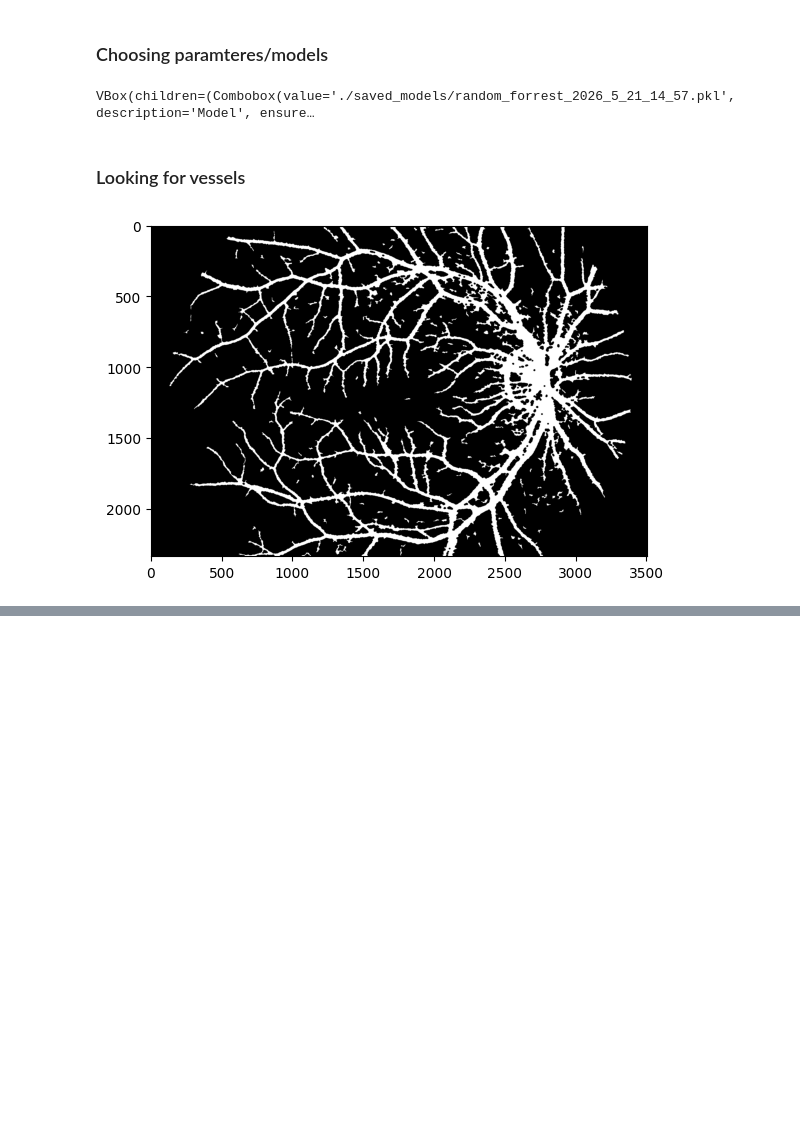
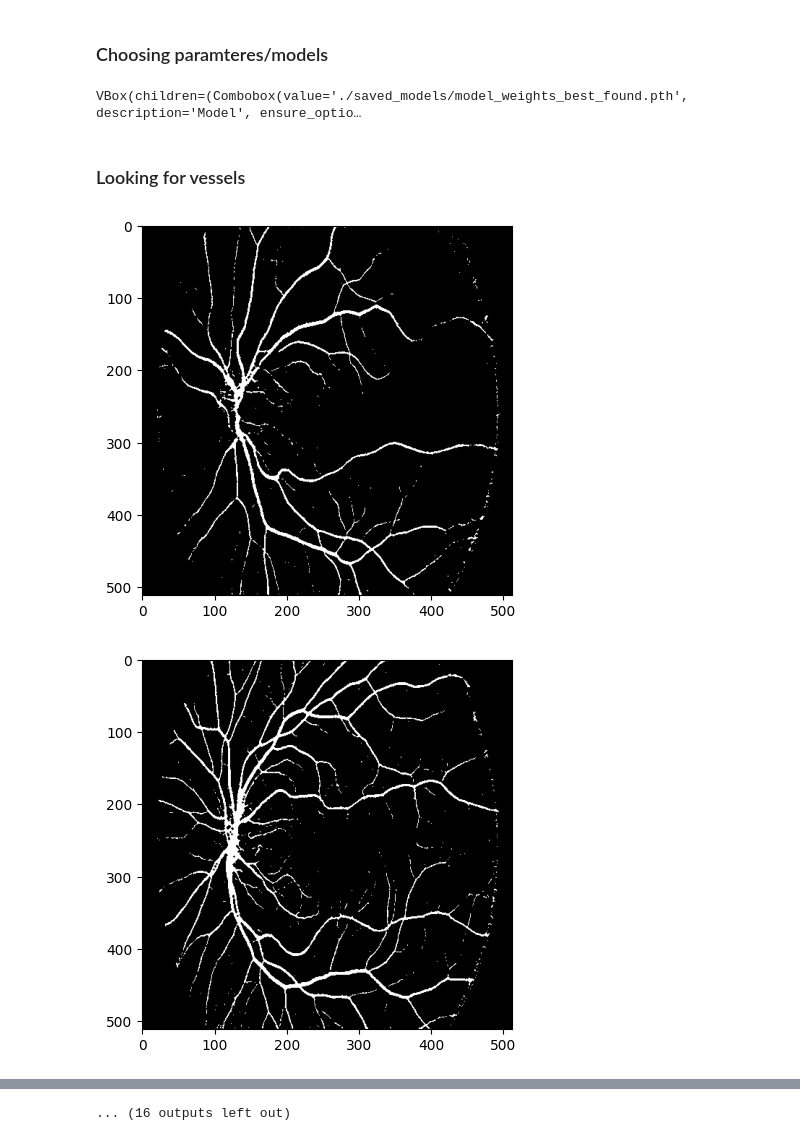
Before and after one commit to StanislawMarszalek/segmentation-of-fundus-images, a Jupyter notebook: main.ipynb, the cells around one changed output, grey strips where cells are left out. Saved outputs shown, nothing was run; the diff lists cells and outputs as text; code cells hidden in the pictures; blank space fills up the shorter version.

```diff
--- a/main.ipynb
+++ b/main.ipynb
@@ -12,11 +12,15 @@ import ipywidgets as widgets
 from IPython.display import display
 import warnings
 import cv2
+import torch
+import gc
 
 from image_processing import read_img,show_img, draw_vessels, preproces_pipeline, postproces_pipeline
 from classic_version import classic_vessel_segmentation
 from simple_statistics import create_confusions_matrix
 from ml_utilitis import load_model,predict_full_image, remove_small_components
+
+from UNet import UNet
 #Supressing warrnigns
 warnings.filterwarnings("ignore")
 
@@ -30,6 +34,10 @@ SAVED_MODELS:str="./saved_models"
 input_images=[INPUT_DIR+"/"+file.name for file in os.scandir(INPUT_DIR) if file.is_file()]
 manual_images=[MANUAL_DIR+"/"+file.name for file in os.scandir(MANUAL_DIR) if file.is_file()]
 mask_images=[MASK_DIR+"/"+file.name for file in os.scandir("./mask") if file.is_file()]
+
+
+#przemyslec zrobienie z size parametru
+size = 512
 # %% [markdown]
 ### Choosing method and images
 # %%
@@ -105,8 +113,35 @@ if method.value!="":
 
 
     else:
+        widgets_list=[]
         if method.value=="Random Forrest Model":
             models=[SAVED_MODELS+"/"+file.name for file in os.scandir(SAVED_MODELS) if file.is_file() and file.name.endswith("pkl")]
+
+            min_component_size=widgets.IntSlider(
+            value=100,
+            min=75,
+            max=200,
+            step=5,
+            description='Min size',
+            disabled=False,
+            continuous_update=False,
+            orientation='horizontal',
+            layout=widgets.Layout(width='auto')
+            )
+            widgets_list.append(min_component_size)
+
+            morph_kernell_size=widgets.IntSlider(
+            value=13,
+            min=3,
+            max=23,
+            step=2,
+            description='Morph size',
+            disabled=False,
+            continuous_update=False,
+            orientation='horizontal',
+            layout=widgets.Layout(width='auto')
+            )
+            widgets_list.append(morph_kernell_size)
 
         elif method.value=="UNet (Neural Network)":
             models=[SAVED_MODELS+"/"+file.name for file in os.scandir(SAVED_MODELS) if file.is_file() and file.name.endswith("pth")]
@@ -126,11 +161,13 @@ if method.value!="":
             disabled=False,
             layout=widgets.Layout(width='auto')
         )
-        sliders=widgets.VBox([model_path],layout=widgets.Layout(width='45%'))
+
+        widgets_list.append(model_path)
+        sliders=widgets.VBox(widgets_list,layout=widgets.Layout(width='45%'))
 
     display(sliders)
 # %% [output]
-VBox(children=(Combobox(value='./saved_models/random_forrest_2026_5_21_14_57.pkl', description='Model', ensure…
+VBox(children=(Combobox(value='./saved_models/model_weights_best_found.pth', description='Model', ensure_optio…
 # %% [markdown]
 ### Looking for vessels
 # %%
@@ -155,6 +192,7 @@ if method.value!="" and images.value!=() and are_chosen:
                 raise ValueError("Expert musk not found\nPlease check if the expert mask is in `manual1` directory\n and if its name suits the naming pattern")
 
     for single_list in data:
+        gc.collect()
         img=read_img(single_list[0])
         fov_mask=read_img(single_list[1])
 
@@ -162,37 +200,56 @@ if method.value!="" and images.value!=() and are_chosen:
 
         if method.value== "Sato filtr":
             img_copy=deepcopy(img)
             vessels=classic_vessel_segmentation(img,fov_mask,threshold=threshold.value,
                                                 median_kernel_size=median_kernel_size.value,
                                                 filling_kernel_size=filling_kernel_size.value)
 
 
         elif method.value=="Random Forrest Model":
             img_copy=deepcopy(img)
             model=load_model(model_path.value)
             vessels=predict_full_image(img,fov_mask,model,preproces_pipeline)
-            vessels=remove_small_components(vessels,100)
+            vessels=remove_small_components(vessels,min_size=min_component_size.value)
 
-            vessels=postproces_pipeline(vessels,13)
+            vessels=postproces_pipeline(vessels,kernel_size=morph_kernell_size.value)
 
 
         elif method.value=="UNet (Neural Network)":
-            if len(fov_mask.shape)>1:
-                fov_mask=fov_mask[:,:,1]
+            #Jak pozbyc sie fov mask z danych dla DL
+
+            device="cuda" if torch.cuda.is_available() else "cpu"
+            #Cleaning GPU memory before alocation
+            torch.cuda.empty_cache()
+            model = UNet(1).to(device)
+            model.load_state_dict(torch.load(model_path.value, weights_only=True))
+
+            img = cv2.resize(img, (size, size), interpolation=cv2.INTER_AREA)
+            fov_mask = cv2.resize(fov_mask, (size, size), interpolation=cv2.INTER_AREA)
 
             img = np.transpose(img, (2, 0, 1))          # HWC -> CHW
             img = np.expand_dims(img, axis=0)           # CHW -> NCHW
             img_copy=deepcopy(img)
 
-            print("Unet")
+            X = torch.tensor(img, dtype=torch.float32, device=device)
+            with torch.no_grad():
+                vessels = model(X)
+                vessels = torch.sigmoid(vessels)
+                vessels = (vessels > 0.5).float()
+            vessels = vessels.squeeze(0).squeeze(0).cpu().numpy().astype(np.uint8)
+            if len(fov_mask.shape)>1:
+                fov_mask=fov_mask[:,:,1]
+
+            vessels&=fov_mask
+            vessels=postproces_pipeline(vessels,3)
 
         if show_confussion_matrix.value:
             expert_mask=read_img(single_list[2])
             expert_mask=np.where(expert_mask>0,1,0).astype(np.uint8)
             if method.value=="UNet (Neural Network)":
-                #TODO zrobic tutaj resize na 512 na 512
+                expert_mask = cv2.resize(fov_mask, (size, size), interpolation=cv2.INTER_NEAREST)
                 pass
 
         show_img(vessels)
 # %% [output]
-[figure, old version]
+[figure, new version]
+[figure, added]
@@ -198,0 +266 @@ if method.value!="" and images.value!=() and are_chosen:
+... (16 outputs left out)
```
Also changed, not shown: parts of 1 cell of this notebook.
